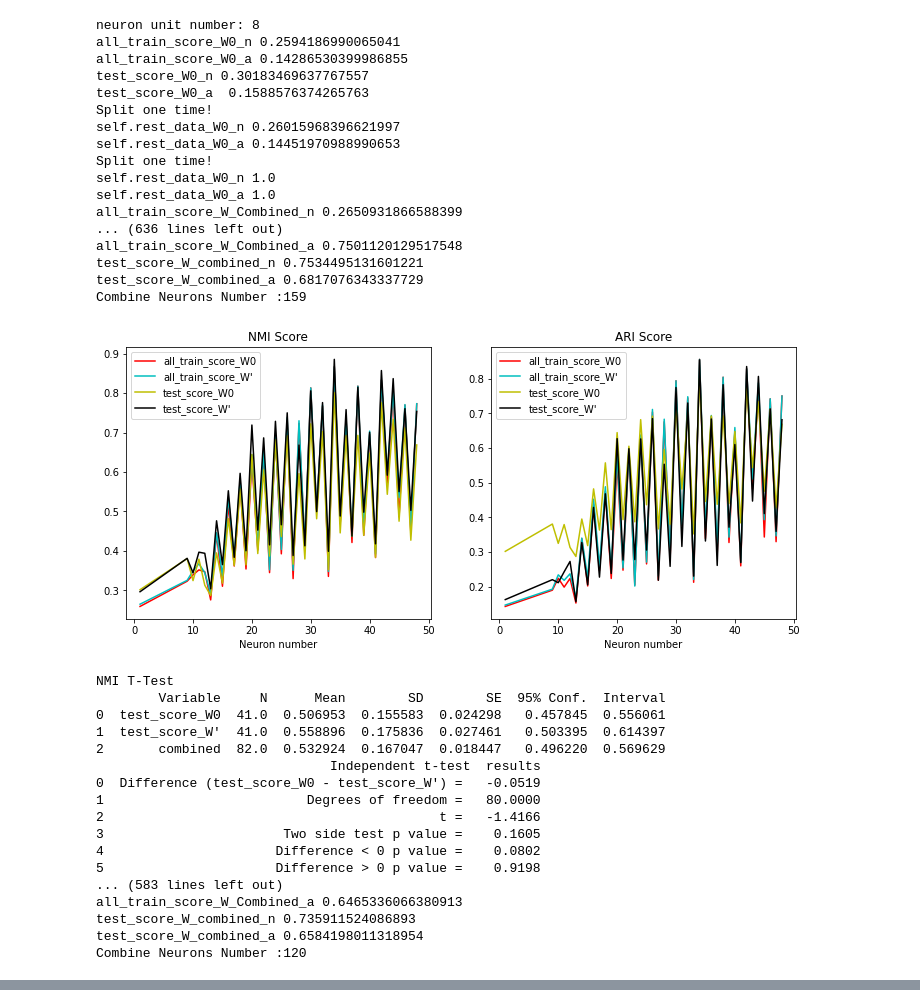
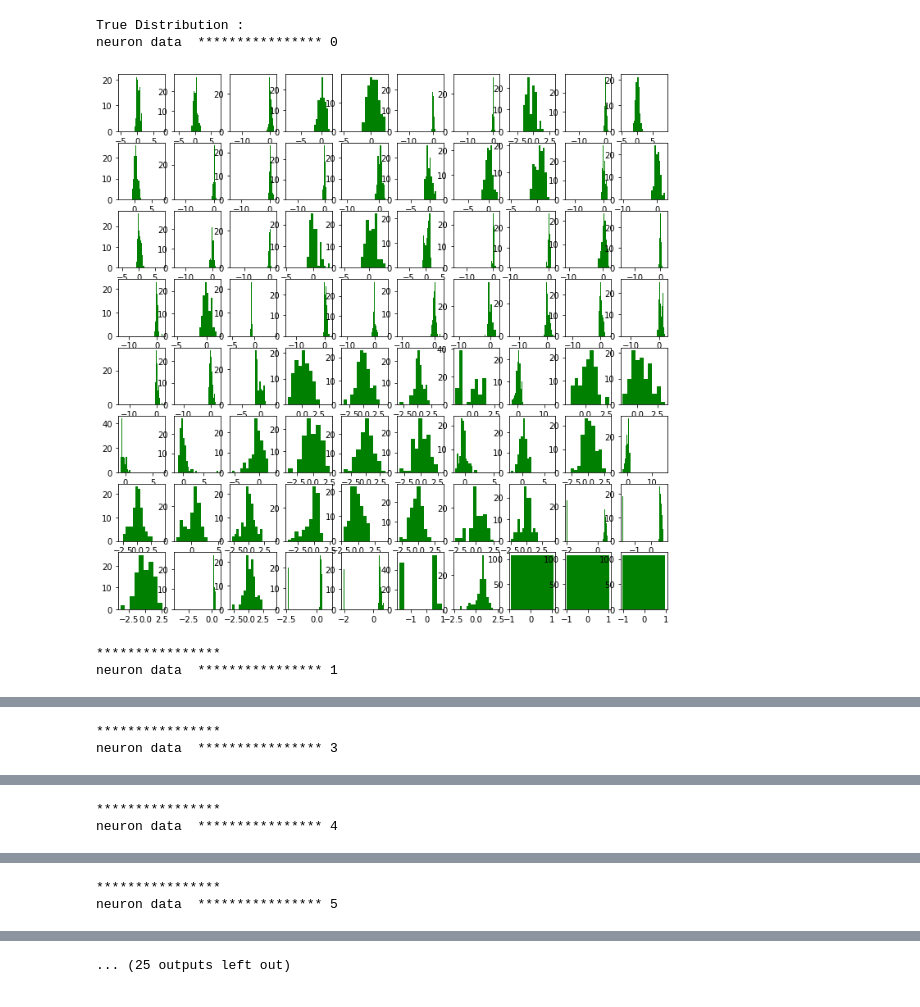
Before and after one commit to foolishfool/JupyterNotebook, a Jupyter notebook: SOM/UTDSM_MiceProtein.ipynb, the cells around one changed output, grey strips where cells are left out. Drawn from its saved outputs; the diff is of its cells as text; code cells hidden in the pictures.

Commit message:
UTDSM

```diff
--- a/SOM/UTDSM_MiceProtein.ipynb
+++ b/SOM/UTDSM_MiceProtein.ipynb
@@ -30,58 +109,33 @@ dataread.initializedataset(csv_training,csv_test,"class")
 # %%
 unstable_repeat_num= 40
 scope_num = 48
 class_num = 8
 dim_num = 80
 best_num = 24
 total_label_train = []
 
+elbow_num = 1
+row = 8
+column = 10
+total_label_train = []
+
 for i in range(0,len(dataread.data_train)):
     total_label_train.append(i)
 
-#som = newSom.SOM(m= class_num, n=  scope_num, dim=dim_num)
-#optimize_W = UTDSM.UTDSM_SOM(som,dataread.data_train,dataread.data_test,dataread.label_train,dataread.label_test,class_num)
-#optimize_W.run(  total_label_train  )
 
+som = newSom.SOM(m= class_num, n=  1, dim=dim_num)
+optimize_W = UTDSM.UTDSM_SOM(som,dataread.data_train,dataread.data_test,dataread.label_train,dataread.label_test,class_num,row,column)
+optimize_W.run( )
 
-experiment = experiment.Experiment()
-experiment.UTtest(dataread,total_label_train,class_num, dim_num,best_num, scope_num,unstable_repeat_num,0)
-print("*****************************************************************************************")
-print("Best Number SOM Comparision")
-print("*****************************************************************************************")
-experiment.UTtest(dataread,total_label_train,class_num, dim_num, best_num,scope_num,unstable_repeat_num,1)
+#experiment = experiment.Experiment()
+#experiment.UTtest(dataread,total_label_train,class_num, dim_num,best_num, scope_num,unstable_repeat_num,0,elbow_num ,row,column)
+#print("*****************************************************************************************")
+#print("Best Number SOM Comparision")
+#print("*****************************************************************************************")
+#experiment.UTtest(dataread,total_label_train,class_num, dim_num, best_num,scope_num,unstable_repeat_num,1,elbow_num,row,column)
 # %% [output]
-neuron unit number: 8
-all_train_score_W0_n 0.2594186990065041
-all_train_score_W0_a 0.14286530399986855
-test_score_W0_n 0.30183469637767557
-test_score_W0_a  0.1588576374265763
-Split one time!
-self.rest_data_W0_n 0.26015968396621997
-self.rest_data_W0_a 0.14451970988990653
-Split one time!
-self.rest_data_W0_n 1.0
-self.rest_data_W0_a 1.0
-all_train_score_W_Combined_n 0.2650931866588399
-... (636 lines left out)
-all_train_score_W_Combined_a 0.7501120129517548
-test_score_W_combined_n 0.7534495131601221
-test_score_W_combined_a 0.6817076343337729
-Combine Neurons Number :159
+True Distribution :
+neuron data  **************** 0
-[figure, old version]
+[figure, new version]
-NMI T-Test
-        Variable     N      Mean        SD        SE  95% Conf.  Interval
-0  test_score_W0  41.0  0.506953  0.155583  0.024298   0.457845  0.556061
-1  test_score_W'  41.0  0.558896  0.175836  0.027461   0.503395  0.614397
-2       combined  82.0  0.532924  0.167047  0.018447   0.496220  0.569629
-                              Independent t-test  results
-0  Difference (test_score_W0 - test_score_W') =   -0.0519
-1                          Degrees of freedom =   80.0000
-2                                           t =   -1.4166
-3                       Two side test p value =    0.1605
-4                      Difference < 0 p value =    0.0802
-5                      Difference > 0 p value =    0.9198
-... (583 lines left out)
-all_train_score_W_Combined_a 0.6465336066380913
-test_score_W_combined_n 0.735911524086893
-test_score_W_combined_a 0.6584198011318954
-Combine Neurons Number :120
+****************
+neuron data  **************** 1
@@ -105,0 +146,2 @@ NMI T-Test
+****************
+neuron data  **************** 3
@@ -105,0 +149,2 @@ NMI T-Test
+****************
+neuron data  **************** 4
@@ -105,0 +152,2 @@ NMI T-Test
+****************
+neuron data  **************** 5
@@ -105,0 +155 @@ NMI T-Test
+... (25 outputs left out)
```
Also changed, not shown: parts of 4 cells of this notebook, 5 other files.
